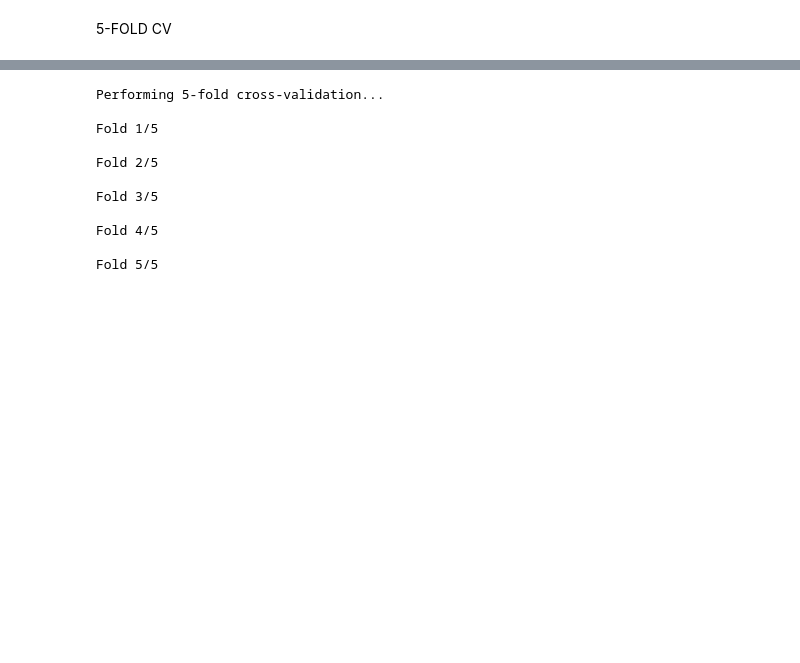
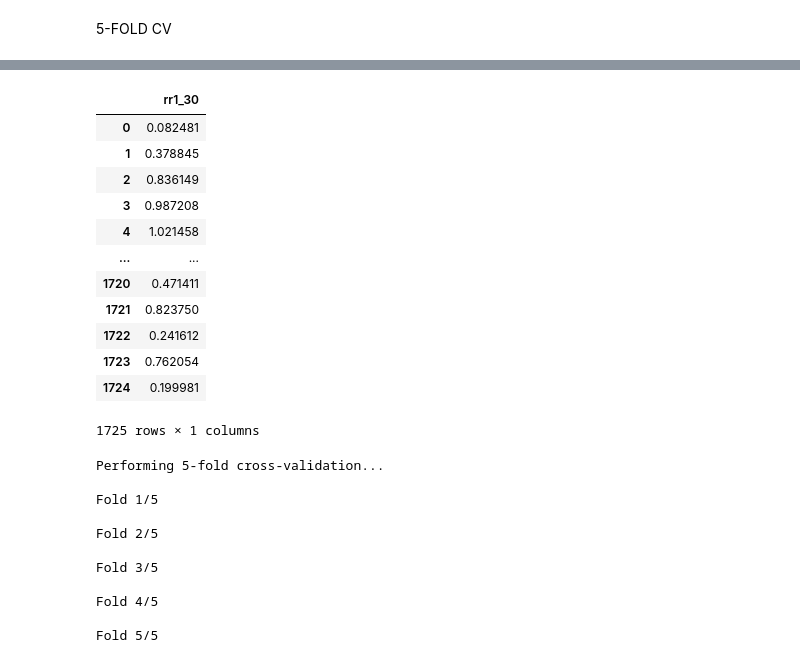
Before and after one commit to hoanguyen94/Recovery-rate-prediction, a Jupyter notebook: src/exact_gaussian_process.ipynb, the cells around one changed output, grey strips where cells are left out. Cells and saved outputs as stored; diff of their text form; code cells hidden in the pictures; blank space fills up the shorter version.

```diff
--- a/src/exact_gaussian_process.ipynb
+++ b/src/exact_gaussian_process.ipynb
@@ -421,3 +439,20 @@ NameError: name 'shap' is not defined
+# %%
+labels = pd.concat([train_labels, test_labels], axis=0, ignore_index=True)
+labels
+# %% [output]
+|  | rr1_30 |
+| 0 | 0.082481 |
+| 1 | 0.378845 |
+| 2 | 0.836149 |
+| 3 | 0.987208 |
+| 4 | 1.021458 |
+| ... | ... |
+| 1720 | 0.471411 |
+| 1721 | 0.823750 |
+| 1722 | 0.241612 |
+| 1723 | 0.762054 |
+| 1724 | 0.199981 |
+1725 rows × 1 columns
 # %%
 
 # Set up 5-fold cross validation
```
Also changed, not shown: parts of 9 cells of this notebook, 28 other files.
